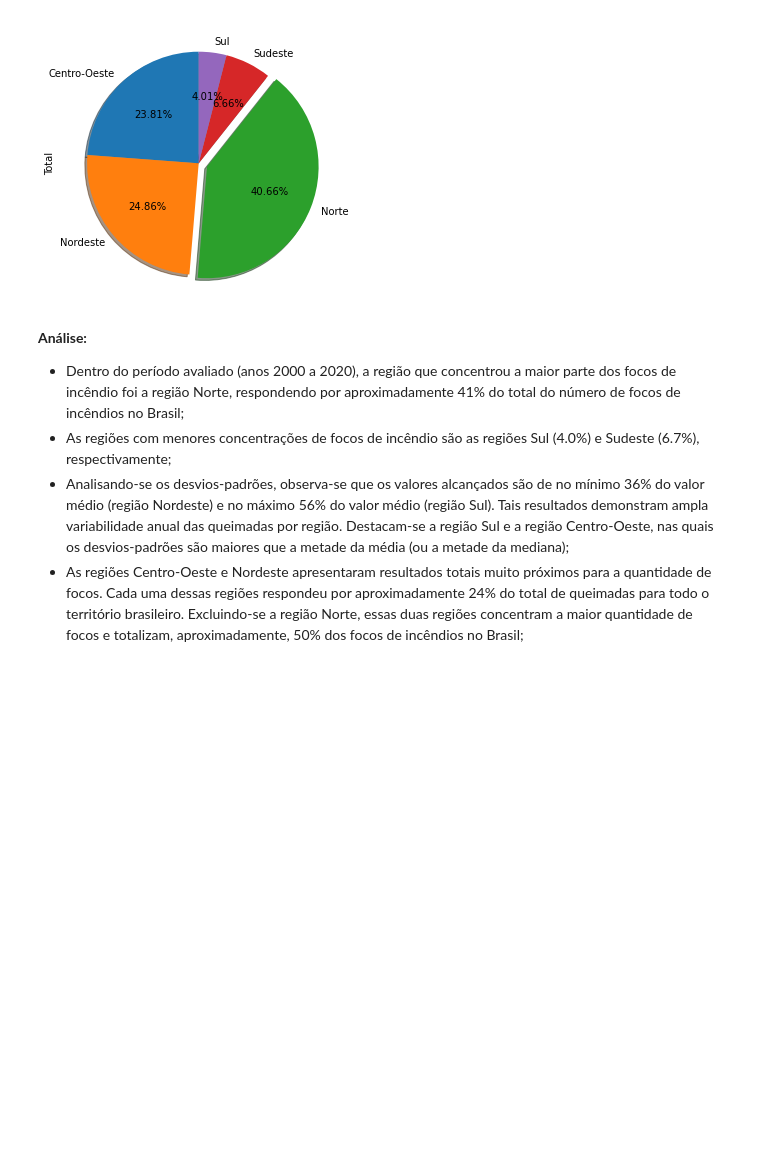
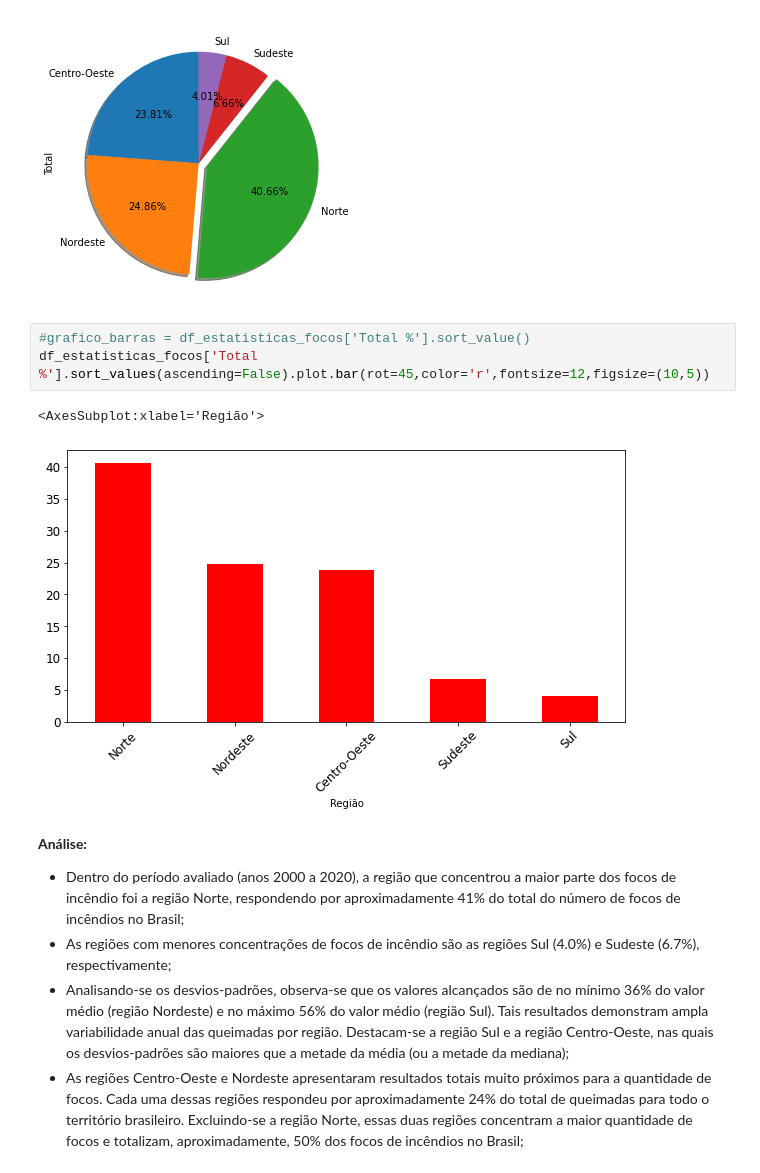
Before and after one commit to wanderson-r-marques/analise-dos-dados-de-queimadas, a Jupyter notebook: analise_geral_entre_regioes.ipynb, the cells around one changed output. Saved outputs shown, nothing was run; the diff lists cells and outputs as text; blank space fills up the shorter version.

Commit message:
adiciona comentários e gráfico de barras para as regiões ao notebook analise_geral_entre_regioes

```diff
--- a/analise_geral_entre_regioes.ipynb
+++ b/analise_geral_entre_regioes.ipynb
@@ -321,6 +329,12 @@ df_estatisticas_focos['Total'].plot.pie(shadow=True, startangle=90, explode=(0,0
 # %% [output]
 <AxesSubplot:ylabel='Total'>
 [figure]
+# %%
+#grafico_barras = df_estatisticas_focos['Total %'].sort_value()
+df_estatisticas_focos['Total %'].sort_values(ascending=False).plot.bar(rot=45,color='r',fontsize=12,figsize=(10,5))
+# %% [output]
+<AxesSubplot:xlabel='Região'>
+[figure, added]
 # %% [markdown]
 **Análise:**
 * Dentro do período avaliado (anos 2000 a 2020), a região que concentrou a maior parte dos focos de incêndio foi a região Norte, respondendo por aproximadamente 41% do total do número de focos de incêndios no Brasil;
```
Also changed, not shown: parts of 11 cells of this notebook.
